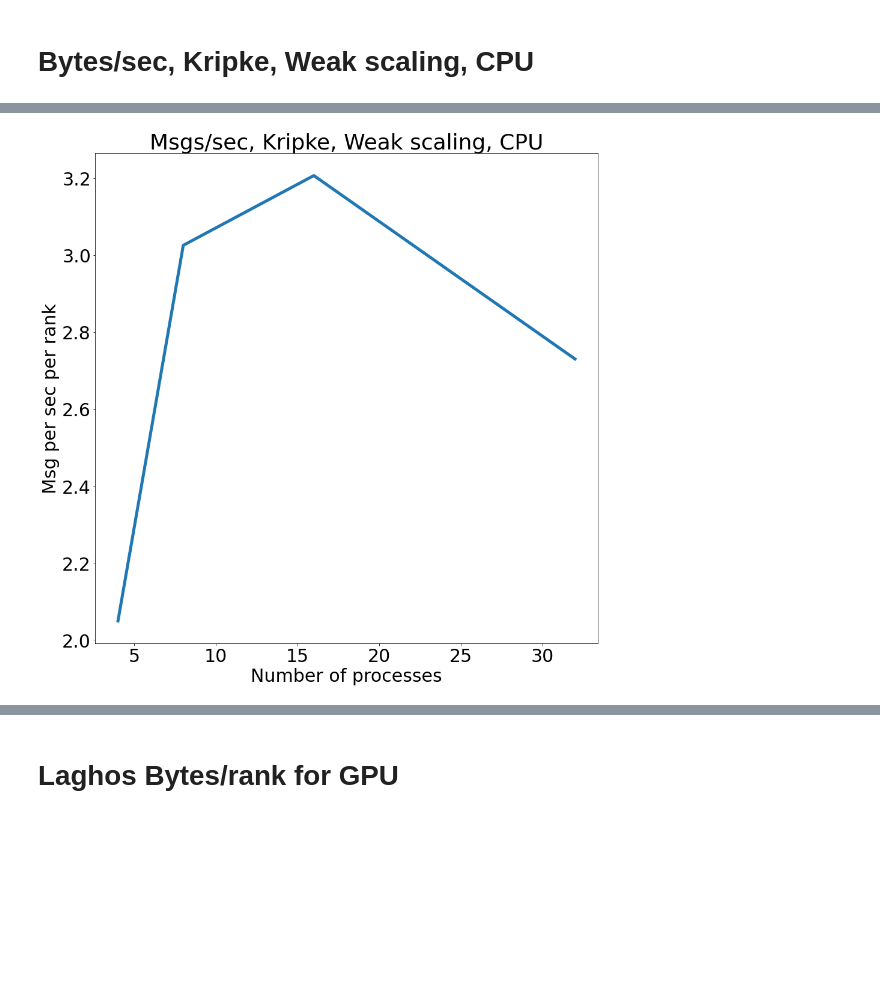
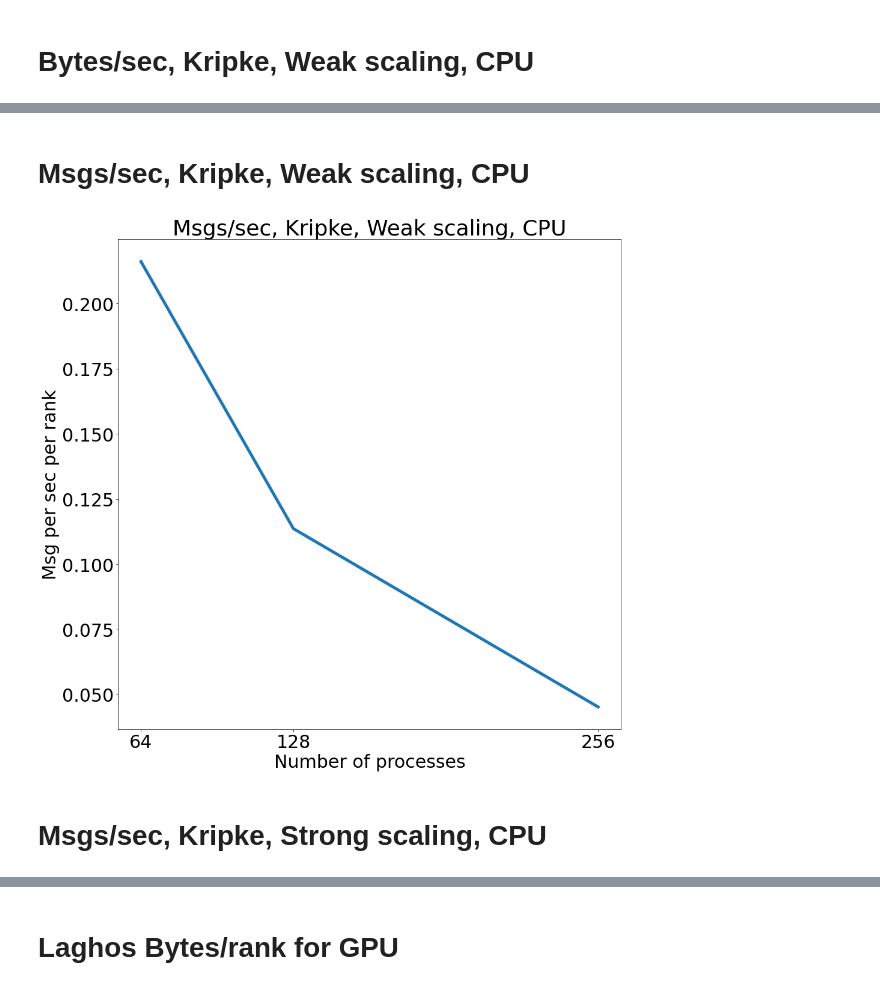
Before and after one commit to gracenansamba/BenchParkAnalysis, a Jupyter notebook: Comm_dynamic.ipynb, the cells around one changed output, grey strips where cells are left out. Cells and saved outputs as stored; diff of their text form; code cells hidden in the pictures; blank space fills up the shorter version.

```diff
--- a/Comm_dynamic.ipynb
+++ b/Comm_dynamic.ipynb
@@ -30,7 +27,7 @@ kripke_cali_files_strong = glob.glob(f"{kripke_files_strong}/**/*.cali", recursi
 tk_kripke_strong_scaling = th.Thicket.from_caliperreader(kripke_cali_files_strong, string_attributes="loop")
 
 kripke_files_weak = "/usr/workspace/nansamba1/dane-2-6-25/kripke-benchmark-weak-openmp/dane-system/workspace/experiments/kripke/kripke"
-kripke_cali_files_weak = glob.glob(f"{kripke_files_strong}/**/*.cali", recursive=True)
+kripke_cali_files_weak = glob.glob(f"{kripke_files_weak}/**/*.cali", recursive=True)
 kripke_cali_files_weak = [file for file in kripke_cali_files_weak if '512' not in file]
 tk_kripke_weak_scaling = th.Thicket.from_caliperreader(kripke_cali_files_weak, string_attributes="loop")
 
@@ -307,3 +358,5 @@ fig.savefig("Bytes per sec AMG_Kripke_weak_cpu_25.png", facecolor='white', trans
+# %% [markdown]
+# Msgs/sec, Kripke, Weak scaling, CPU
 # %%
 import seaborn as sns
 import matplotlib.pyplot as plt
@@ -322,33 +375,35 @@ kripke_node_strong = filtered_tk_kripke_strong.dataframe.loc[filtered_tk_kripke_
 #df_strong = filtered_tk_amg_halo.dataframe.append(filtered_tk_kripke.dataframe, ignore_index=True)
 #print(df)
 fig, ax = plt.subplots(1,1, figsize=(15, 15), sharey=False)
 #sns.lineplot(data=amg_node_weak, ax=ax[0], x='mpi.world.size', y='Avg Time Per Loop', linestyle="--", hue="Size-x")
 #sns.lineplot(data=amg_node_strong, ax=ax[0], x='mpi.world.size', y='Avg Time Per Loop', hue="global_x")
 
 #sns.lineplot(data=amg_node_weak, ax=ax[0], x='mpi.world.size', y='Bytes per sec')
 #sns.lineplot(data=amg_node_weak, ax=ax[0], x='mpi.world.size', y='Avg Time Per Loop', linestyle="--", hue="Size-x", label="weak")
 
 #sns.lineplot(data=kripke_node_strong, x='mpi.world.size', ax=ax[0], y='Bytes per sec')
 sns.lineplot(data=kripke_node_weak, x='mpi.world.size', ax=ax, y='Msg sent per sec', linewidth=5)
 
 #ax[0].set_title('Bytes/sec,AMG,Weak scaling,CPU')
 ax.set_title('Msgs/sec, Kripke, Weak scaling, CPU')
 #plt.xlabel('Number of processes')
 #plt.ylabel('Bytes sent (max)')
 #ax[0].set_xscale("log", base=2)
 #ax[1].set_xscale("log", base=2)
 #ax[0].set_xlabel('Number of processes')
 ax.set_xlabel('Number of processes')
 #ax[0].set_ylabel('Bytes per sec per rank')
 ax.set_ylabel('Msg per sec per rank')
 #ax[0].set_ylim(0,80000)
 #ax.set_ylim(0,80000)
 
 #ax[0].set_xticks([64, 128, 256, 512], ['64', '128', '256', '512'])
-#ax.set_xticks([64, 128, 256, 512], ['64', '128', '256', '512'])
+ax.set_xticks([64, 128, 256], ['64', '128', '256'])
 
 # Display the plot
 plt.show()
-fig.savefig("Msgs per sec AMG_Kripke_weak_cpu_25.png", facecolor='white', transparent=False)
+fig.savefig("Msgs per sec Kripke_weak_cpu_25.png", facecolor='white', transparent=False)
 # %% [output]
-[figure, old version]
+[figure, new version]
+# %% [markdown]
+# Msgs/sec, Kripke, Strong scaling, CPU
```
Also changed, not shown: parts of 23 cells of this notebook.
